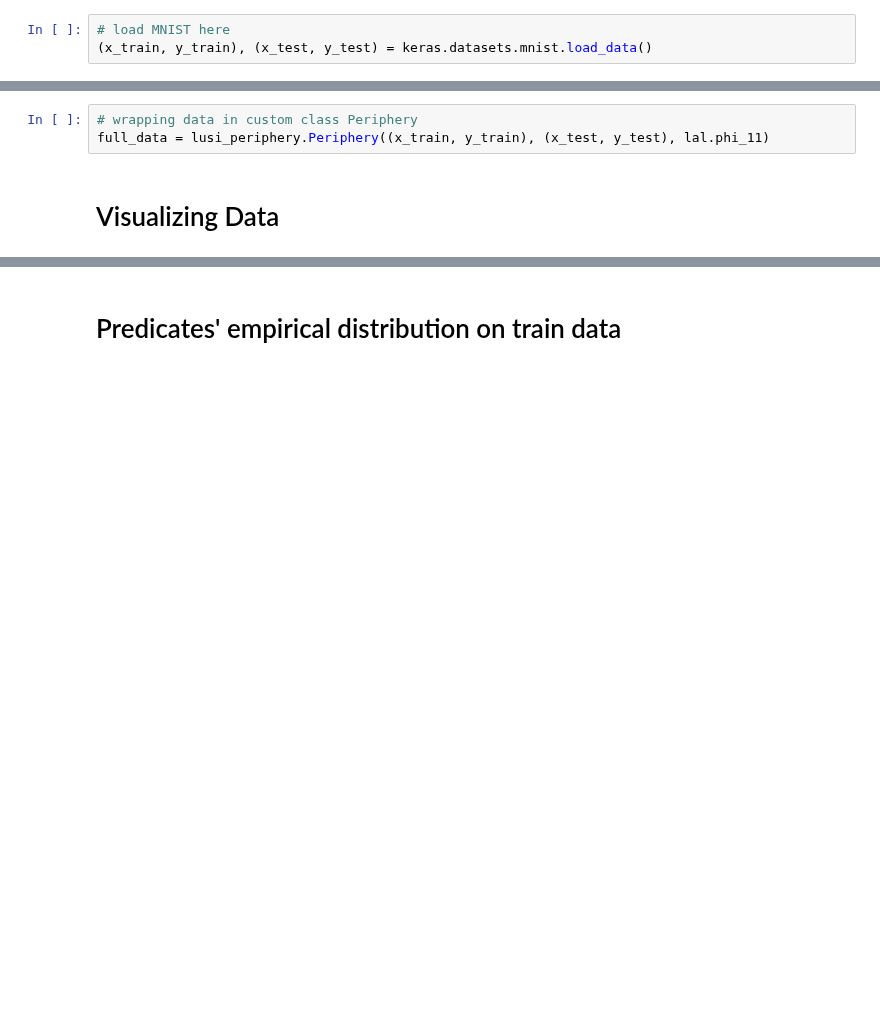
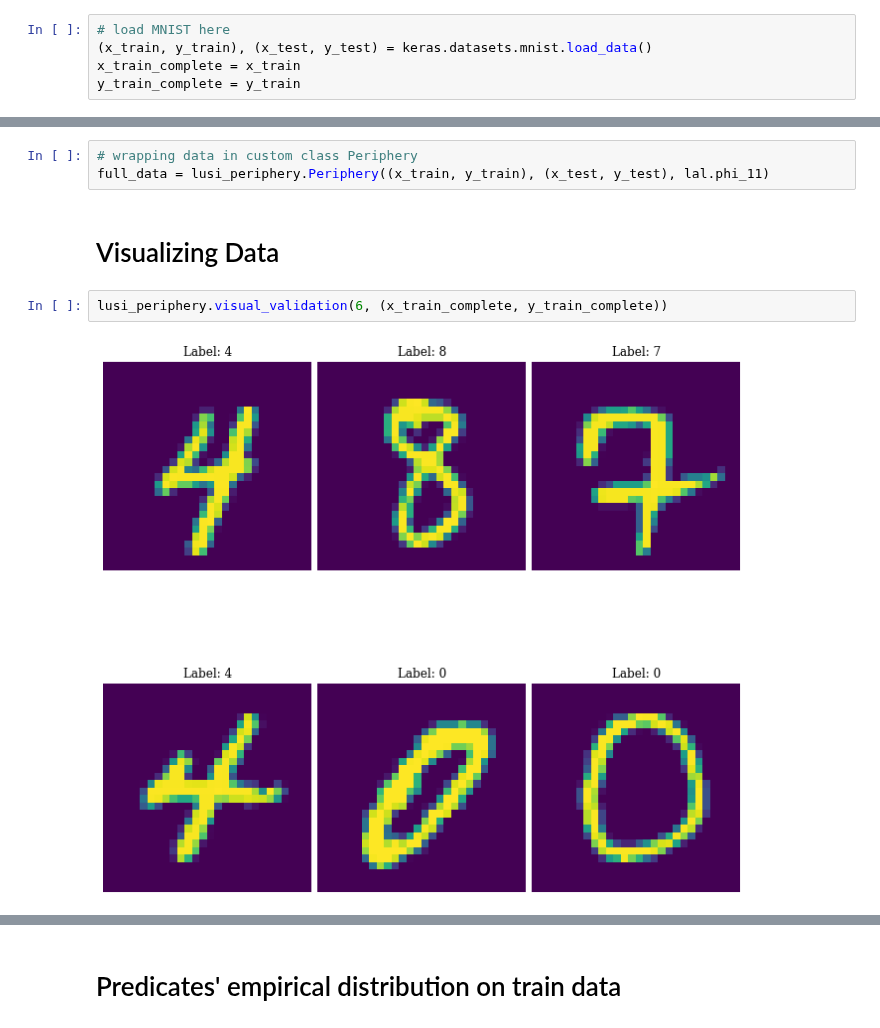
Before and after one commit to anloehr-1097/LUSI_bt, a Jupyter notebook: lusi_demo.ipynb, the cells around one changed output, grey strips where cells are left out. Saved outputs shown, nothing was run; the diff lists cells and outputs as text; blank space fills up the shorter version.

```diff
--- a/lusi_demo.ipynb
+++ b/lusi_demo.ipynb
@@ -39,6 +39,8 @@ plt.rcParams['font.family'] = 'serif'
 # %%
 # load MNIST here
 (x_train, y_train), (x_test, y_test) = keras.datasets.mnist.load_data()
+x_train_complete = x_train
+y_train_complete = y_train
 # %%
 # extract 7 and 8 for binary classification problem
 # scale pixel values to take values in [0,1] interval
@@ -61,6 +63,10 @@ y_test = np.concatenate([y_eights_test, y_sevens_test])
 full_data = lusi_periphery.Periphery((x_train, y_train), (x_test, y_test), lal.phi_11)
 # %% [markdown]
 # Visualizing Data
+# %%
+lusi_periphery.visual_validation(6, (x_train_complete, y_train_complete))
+# %% [output]
+[figure, added]
 # %%
 lusi_periphery.visual_validation(15,
     (full_data.train_data_x, full_data.train_data_y))
```
Also changed, not shown: parts of 6 cells of this notebook.
